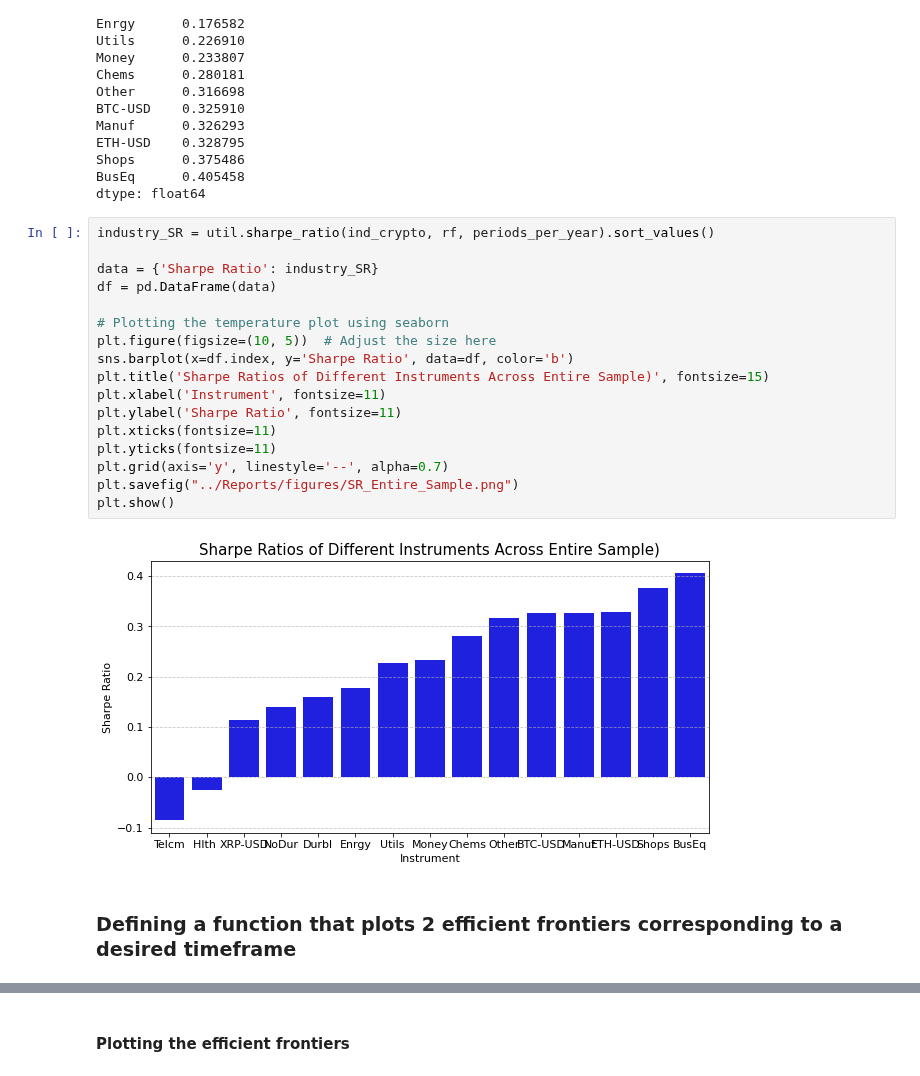
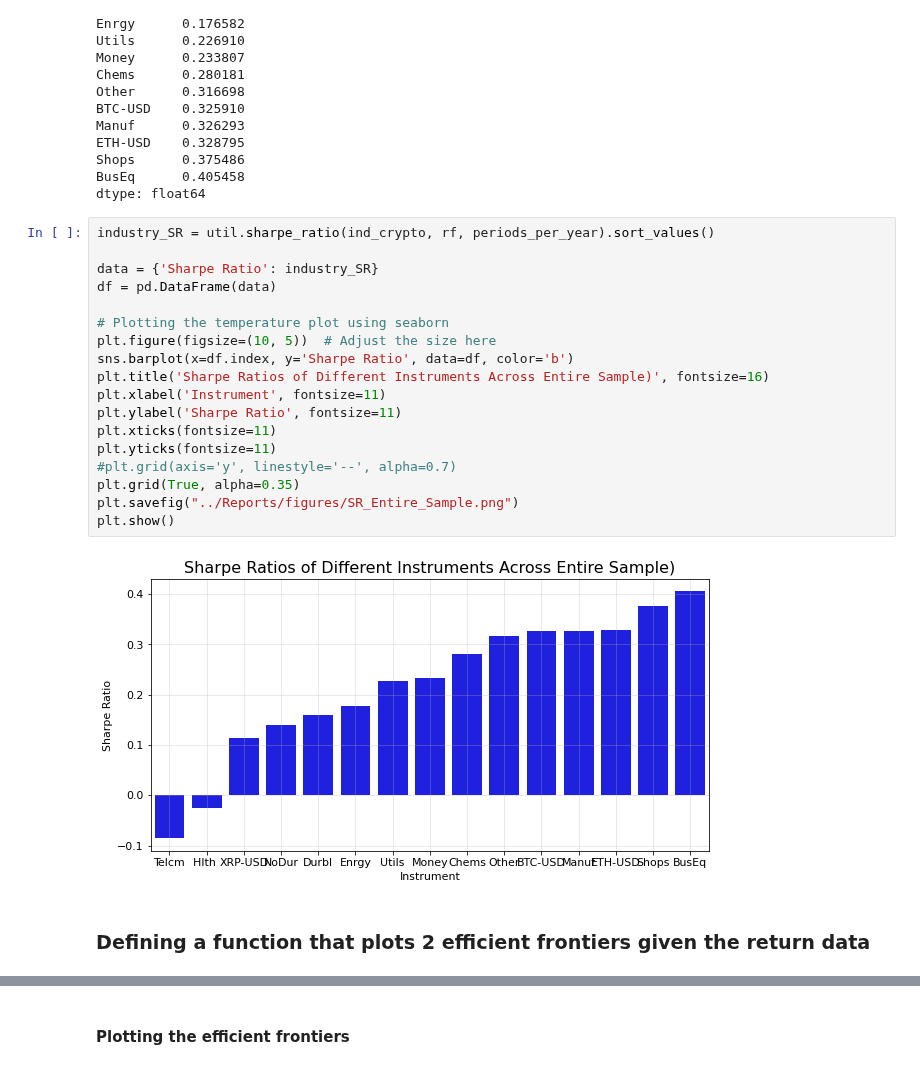
Before and after one commit to fairwayfinder/crypto-mean-variance-frontier, a Jupyter notebook: notebooks/MAIN.ipynb, the cells around one changed output, grey strips where cells are left out. Cells and saved outputs as stored; diff of their text form.

```diff
--- a/notebooks/MAIN.ipynb
+++ b/notebooks/MAIN.ipynb
@@ -150,24 +146,25 @@ dtype: float64
 # %%
 industry_SR = util.sharpe_ratio(ind_crypto, rf, periods_per_year).sort_values()
 
 data = {'Sharpe Ratio': industry_SR}
 df = pd.DataFrame(data)
 
 # Plotting the temperature plot using seaborn
 plt.figure(figsize=(10, 5))  # Adjust the size here
 sns.barplot(x=df.index, y='Sharpe Ratio', data=df, color='b')
-plt.title('Sharpe Ratios of Different Instruments Across Entire Sample)', fontsize=15)
+plt.title('Sharpe Ratios of Different Instruments Across Entire Sample)', fontsize=16)
 plt.xlabel('Instrument', fontsize=11)
 plt.ylabel('Sharpe Ratio', fontsize=11)
 plt.xticks(fontsize=11)
 plt.yticks(fontsize=11)
-plt.grid(axis='y', linestyle='--', alpha=0.7)
+#plt.grid(axis='y', linestyle='--', alpha=0.7)
+plt.grid(True, alpha=0.35)
 plt.savefig("../Reports/figures/SR_Entire_Sample.png")
 plt.show()
 # %% [output]
-[figure, old version]
+[figure, new version]
 # %% [markdown]
-### Defining a function that plots 2 efficient frontiers corresponding to a desired timeframe
+### Defining a function that plots 2 efficient frontiers given the return data
 # %%
 import textwrap
 
```
Also changed, not shown: parts of 16 cells of this notebook.
